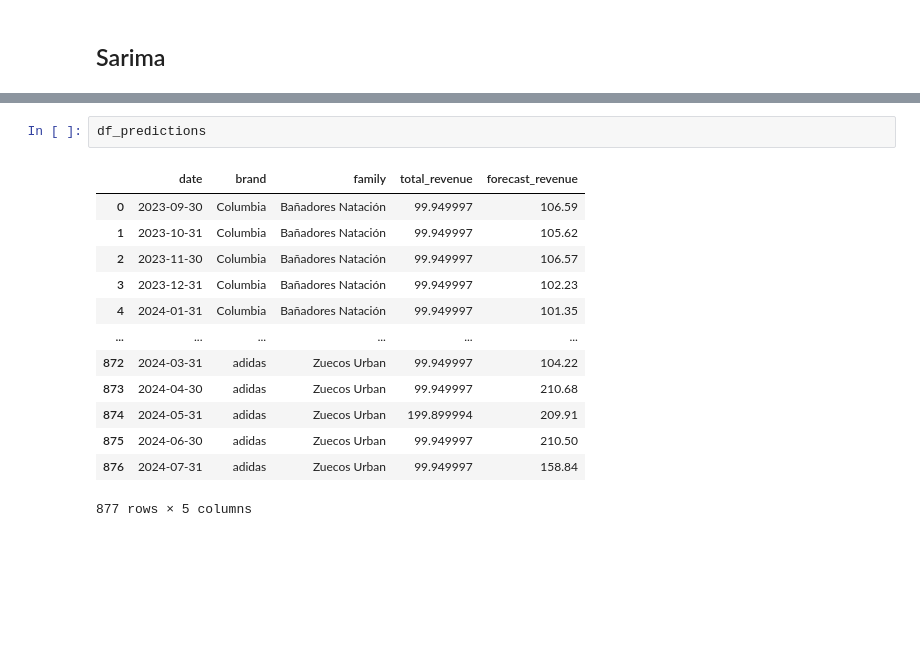
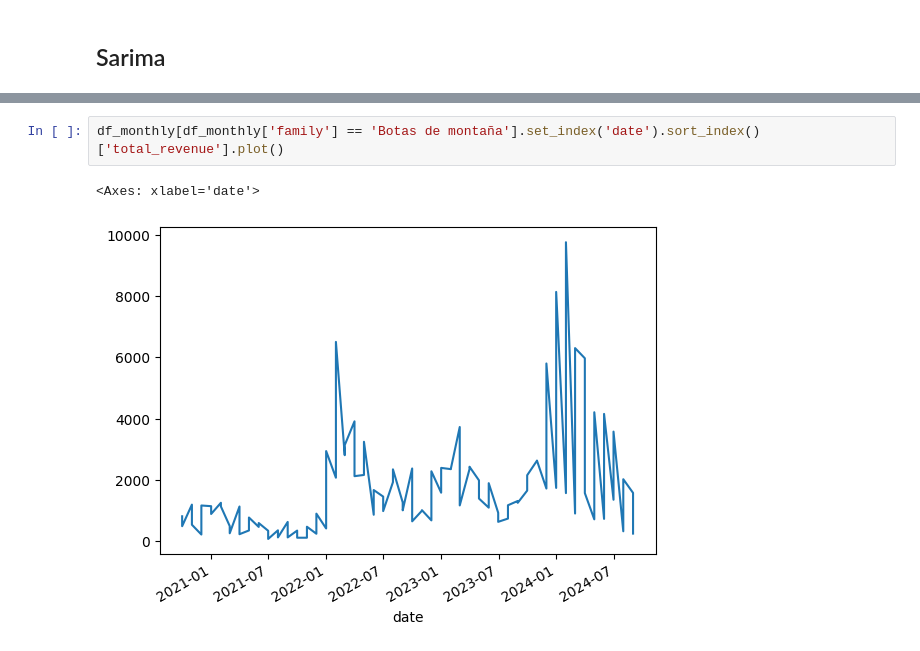
Before and after one commit to giarets/use_case_deporvillage, a Jupyter notebook: 4_model_hierarchical.ipynb, the cells around one changed output, grey strips where cells are left out. Cells and saved outputs as stored; diff of their text form; blank space fills up the shorter version.

```diff
--- a/4_model_hierarchical.ipynb
+++ b/4_model_hierarchical.ipynb
@@ -140,16 +151,5 @@ df_predictions[(df_predictions["family"] == family) & (df_predictions["brand"] =
-# %%
-df_predictions
-# %% [output]
-|  | date | brand | family | total_revenue | forecast_revenue |
-| 0 | 2023-09-30 | Columbia | Bañadores Natación | 99.949997 | 106.59 |
-| 1 | 2023-10-31 | Columbia | Bañadores Natación | 99.949997 | 105.62 |
-| 2 | 2023-11-30 | Columbia | Bañadores Natación | 99.949997 | 106.57 |
-| 3 | 2023-12-31 | Columbia | Bañadores Natación | 99.949997 | 102.23 |
-| 4 | 2024-01-31 | Columbia | Bañadores Natación | 99.949997 | 101.35 |
-| ... | ... | ... | ... | ... | ... |
-| 872 | 2024-03-31 | adidas | Zuecos Urban | 99.949997 | 104.22 |
-| 873 | 2024-04-30 | adidas | Zuecos Urban | 99.949997 | 210.68 |
-| 874 | 2024-05-31 | adidas | Zuecos Urban | 199.899994 | 209.91 |
-| 875 | 2024-06-30 | adidas | Zuecos Urban | 99.949997 | 210.50 |
-| 876 | 2024-07-31 | adidas | Zuecos Urban | 99.949997 | 158.84 |
-877 rows × 5 columns
+# %%
+df_monthly[df_monthly['family'] == 'Botas de montaña'].set_index('date').sort_index()['total_revenue'].plot()
+# %% [output]
+<Axes: xlabel='date'>
+[figure, added]
```
Also changed, not shown: parts of 7 cells of this notebook, 7 other files.
